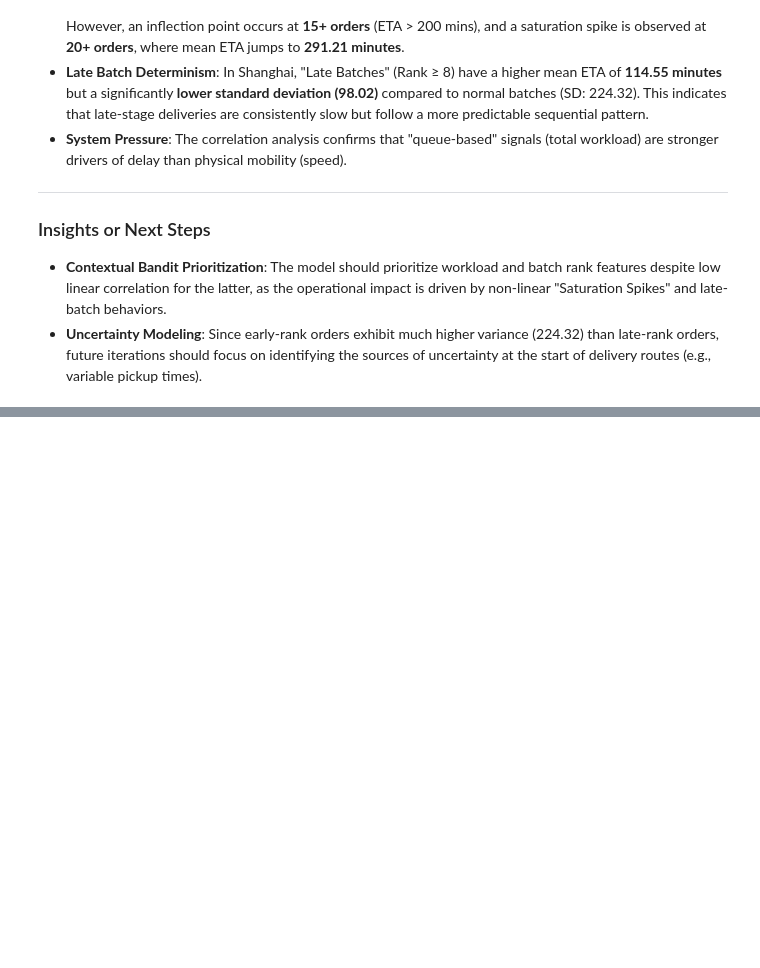
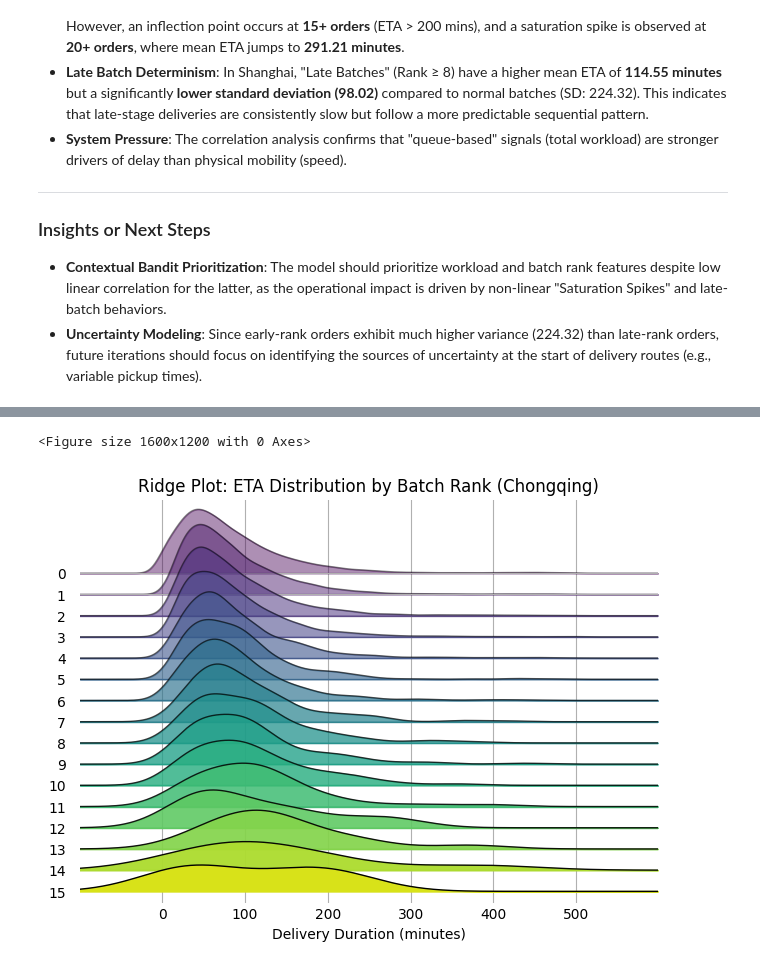
Before and after one commit to aymuos/starship, a Jupyter notebook: fundamental_EDA/feature_creator_sh.ipynb, the cells around one changed output, grey strips where cells are left out. Cells and saved outputs as stored; diff of their text form; code cells hidden in the pictures; blank space fills up the shorter version.

```diff
--- a/fundamental_EDA/feature_creator_sh.ipynb
+++ b/fundamental_EDA/feature_creator_sh.ipynb
@@ -2329,0 +2371,35 @@ The final GPS coverage stands at **52.33%** (18,176 records with full trajectory
+# %%
+import joypy
+import matplotlib.pyplot as plt
+from matplotlib import cm
+import pandas as pd
+
+# Prepare data: use capped rank for a cleaner visualization (0-15)
+ridge_rank_df = features.select(["batch_rank_capped", "eta_mins"]).to_pandas()
+
+# Filter to reasonable ETA range (under 500 mins) to see the 'peak' shifts clearly
+ridge_rank_df = ridge_rank_df[ridge_rank_df['eta_mins'] < 500]
+
+plt.figure(figsize=(16, 12))
+
+# Generate the joyplot
+fig, axes = joypy.joyplot(
+    ridge_rank_df,
+    by="batch_rank_capped",
+    column="eta_mins",
+    colormap=cm.viridis,
+    fade=True,
+    grid=True,
+    title="Ridge Plot: ETA Distribution by Batch Rank (Chongqing)",
+    linewidth=1,
+    kind="kde",
+    alpha=0.6,
+    xlabelsize=10,
+    ylabelsize=10
+)
+
+plt.xlabel("Delivery Duration (minutes)")
+plt.show()
+# %% [output]
+<Figure size 1600x1200 with 0 Axes>
+[figure, added]
```
Also changed, not shown: parts of 2 cells of this notebook.
